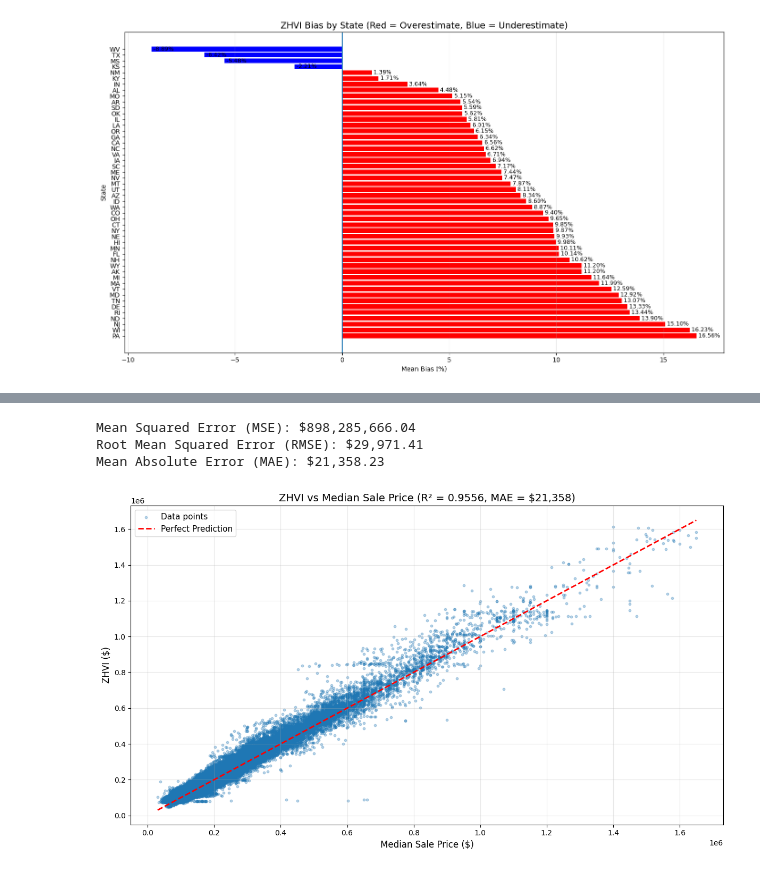
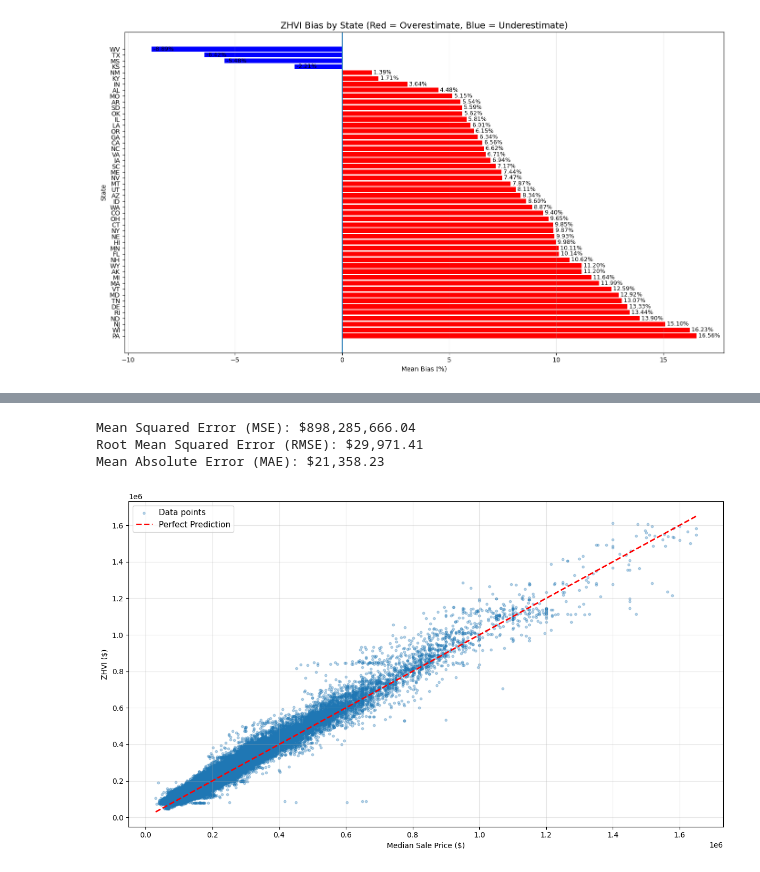
Before and after one commit to odehamer/cs577-project, a Jupyter notebook: project.ipynb, the cells around one changed output, grey strips where cells are left out. Saved outputs shown, nothing was run; the diff lists cells and outputs as text; code cells hidden in the pictures.

```diff
--- a/project.ipynb
+++ b/project.ipynb
@@ -146,34 +127,31 @@ plt.show()
 # %%
-# calculate MSE between ZHVI and median sale price
-from sklearn.metrics import mean_squared_error, mean_absolute_error, r2_score
+# remove missing values
+merged = merged.dropna(subset=['median_price', 'zhvi'])
 
-# remove NaN values
-merged_clean = merged.dropna(subset=['median_price', 'zhvi'])
-
-mse = mean_squared_error(merged_clean['median_price'], merged_clean['zhvi'])
+# calculate error functions
+mse = mean_squared_error(merged['median_price'], merged['zhvi'])
 rmse = np.sqrt(mse)
-mae = mean_absolute_error(merged_clean['median_price'], merged_clean['zhvi'])
-r2 = r2_score(merged_clean['median_price'], merged_clean['zhvi'])
+mae = mean_absolute_error(merged['median_price'], merged['zhvi'])
 
 
 print(f'Mean Squared Error (MSE): ${mse:,.2f}')
 print(f'Root Mean Squared Error (RMSE): ${rmse:,.2f}')
 print(f'Mean Absolute Error (MAE): ${mae:,.2f}')
+
 # visualize ZHVI vs actual price
 fig, ax = plt.subplots(figsize=(12, 7))
-ax.scatter(merged_clean['median_price'], merged_clean['zhvi'], alpha=0.3, s=10, label='Data points')
-min_price = min(merged_clean['median_price'].min(), merged_clean['zhvi'].min())
-max_price = max(merged_clean['median_price'].max(), merged_clean['zhvi'].max())
+ax.scatter(merged['median_price'], merged['zhvi'], alpha=0.3, s=10, label='Data points')
+min_price = min(merged['median_price'].min(), merged['zhvi'].min())
+max_price = max(merged['median_price'].max(), merged['zhvi'].max())
 ax.plot([min_price, max_price], [min_price, max_price], 'r--', label='Perfect Prediction', linewidth=2)
-ax.set_xlabel('Median Sale Price ($)', fontsize=12)
-ax.set_ylabel('ZHVI ($)', fontsize=12)
-ax.set_title(f'ZHVI vs Median Sale Price (R² = {r2:.4f}, MAE = ${mae:,.0f})', fontsize=14)
+ax.set_xlabel('Median Sale Price ($)')
+ax.set_ylabel('ZHVI ($)')
 ax.legend(fontsize=11)
 ax.grid(True, alpha=0.3)
 plt.tight_layout()
 plt.show()
 # %% [output]
 Mean Squared Error (MSE): $898,285,666.04
 Root Mean Squared Error (RMSE): $29,971.41
 Mean Absolute Error (MAE): $21,358.23
-[figure, old version]
+[figure, new version]
```
Also changed, not shown: parts of 4 cells of this notebook, 3 other files.
